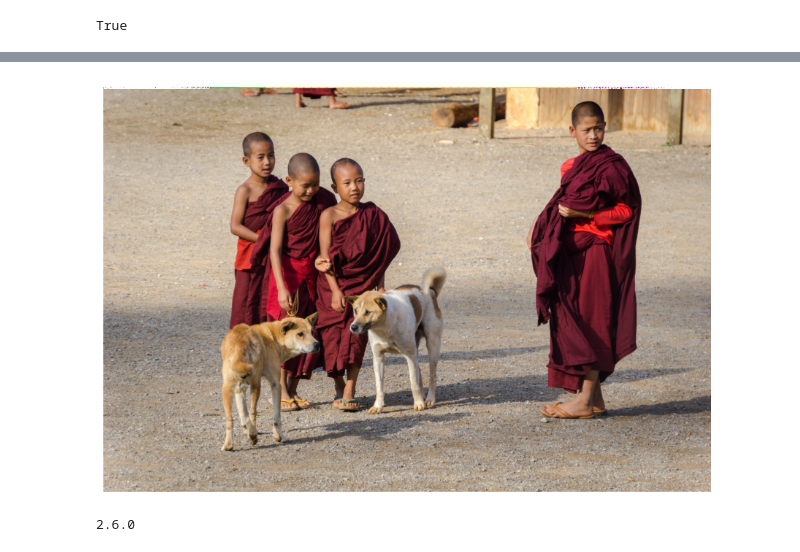
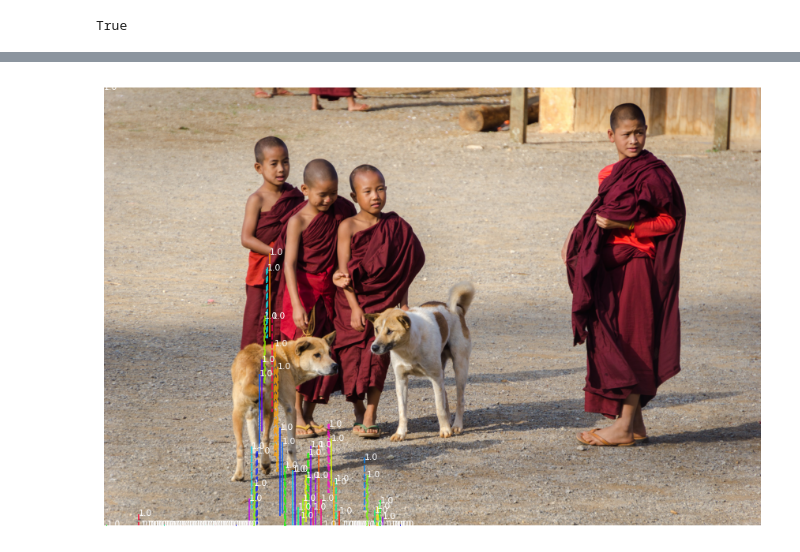
Before and after one commit to anikde/Mask_RCNN, a Jupyter notebook: Untitled.ipynb, the cells around one changed output, grey strips where cells are left out. Saved outputs shown, nothing was run; the diff lists cells and outputs as text; code cells hidden in the pictures.

Commit message:
update correct path in Unititled.ipynb

```diff
--- a/Untitled.ipynb
+++ b/Untitled.ipynb
@@ -8,8 +8,9 @@ import skimage.io
 import matplotlib
 import matplotlib.pyplot as plt
 # %%
-ROOT_DIR = os.path.abspath("updated_mask_rcnn")
+ROOT_DIR = os.getcwd()
 print(os.path.exists(ROOT_DIR))
+# print(os.getcwd())
 # %% [output]
 True
 # %%
@@ -102,14 +109,9 @@ anchors                  shape: (1, 261888, 4)        min:   -0.35390  max:    1
 # %%
 image_results = results[0]
 box, mask, classID, score = image_results['rois'], image_results['masks'], image_results['class_ids'], image_results['scores']
 fig_images, cur_ax = plt.subplots(figsize=(15, 15))
-display_instances(img, box, mask, classID, class_names, score, ax=cur_ax)
+display_instances(img, box, mask, classID,score, ax=cur_ax)
 
 npt_exp.log_image('Predicted Image', fig_images)
 # %% [output]
-[figure, old version]
+[figure, new version]
-# %%
-import tensorflow as tf
-print(tf.__version__)
-# %% [output]
-2.6.0
```
Also changed, not shown: parts of 5 cells of this notebook.
